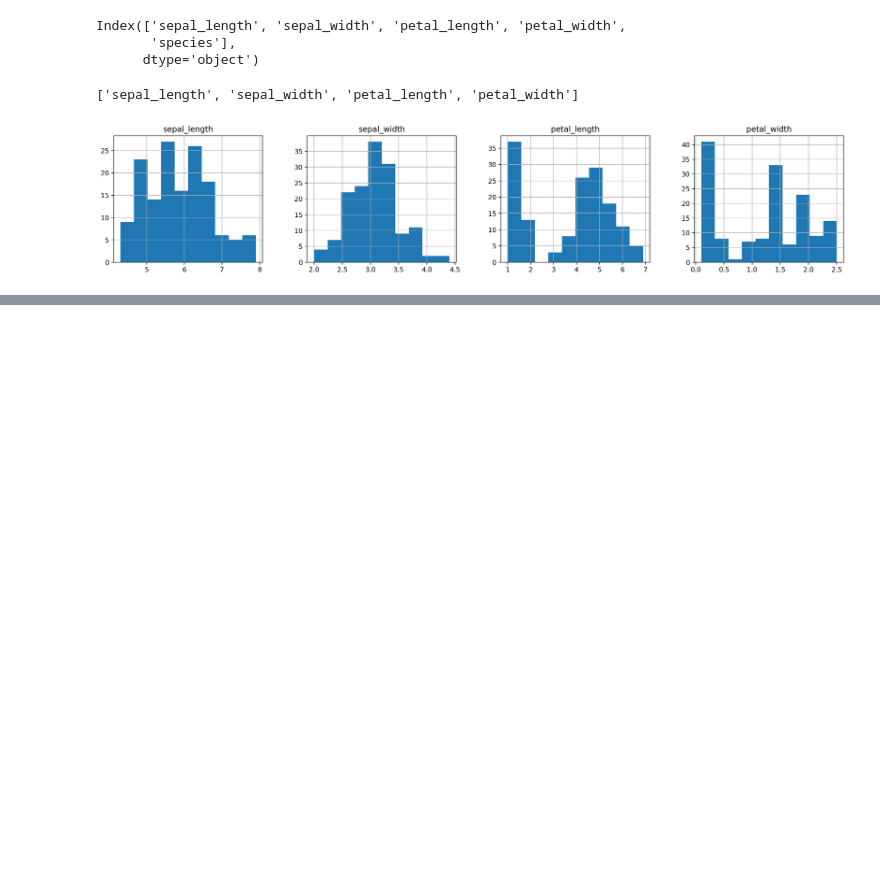
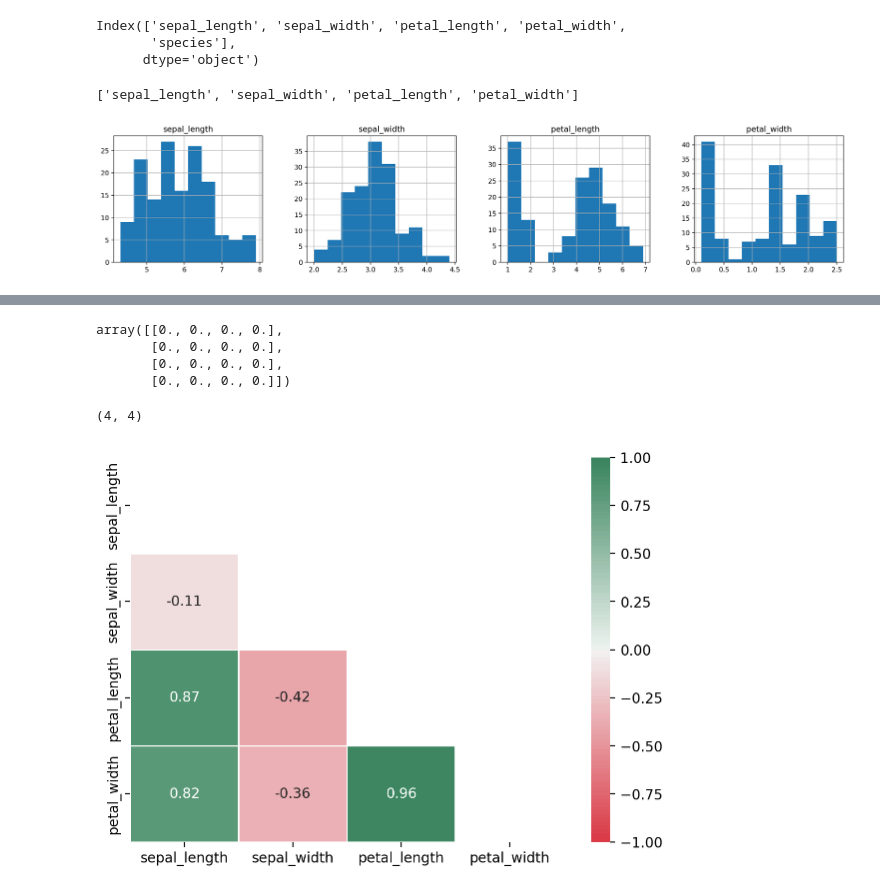
Before and after one commit to pNatTueku/ml_learning_with_ajprasertcbs, a Jupyter notebook: notebooks/pca_iris.ipynb, the cells around one changed output, grey strips where cells are left out. Drawn from its saved outputs; the diff is of its cells as text; code cells hidden in the pictures; blank space fills up the shorter version.

```diff
--- a/notebooks/pca_iris.ipynb
+++ b/notebooks/pca_iris.ipynb
@@ -69,0 +78,3 @@ df[cols].hist(layout = (1, len(cols)), figsize = (5 * len(cols), 3.5));
+# %%
+dcorr = df[cols].corr()
+dcorr
@@ -69,0 +87,20 @@ df[cols].hist(layout = (1, len(cols)), figsize = (5 * len(cols), 3.5));
+# %%
+mask = np.zeros_like(dcorr)
+mask
+# %% [output]
+array([[0., 0., 0., 0.],
+       [0., 0., 0., 0.],
+       [0., 0., 0., 0.],
+       [0., 0., 0., 0.]])
+# %%
+mask.shape
+# %% [output]
+(4, 4)
+# %%
+mask[np.triu_indices_from(mask)] = True
+
+fig, ax = plt.subplots(figsize=(7,5))
+sns.heatmap(dcorr, cmap = sns.diverging_palette(10, 145, n = 100),
+            vmin = -1, vmax = 1, center = 0, linewidths = 1, annot = True, mask = mask, ax = ax);
+# %% [output]
+[figure, added]
```
Also changed, not shown: parts of 2 cells of this notebook.
